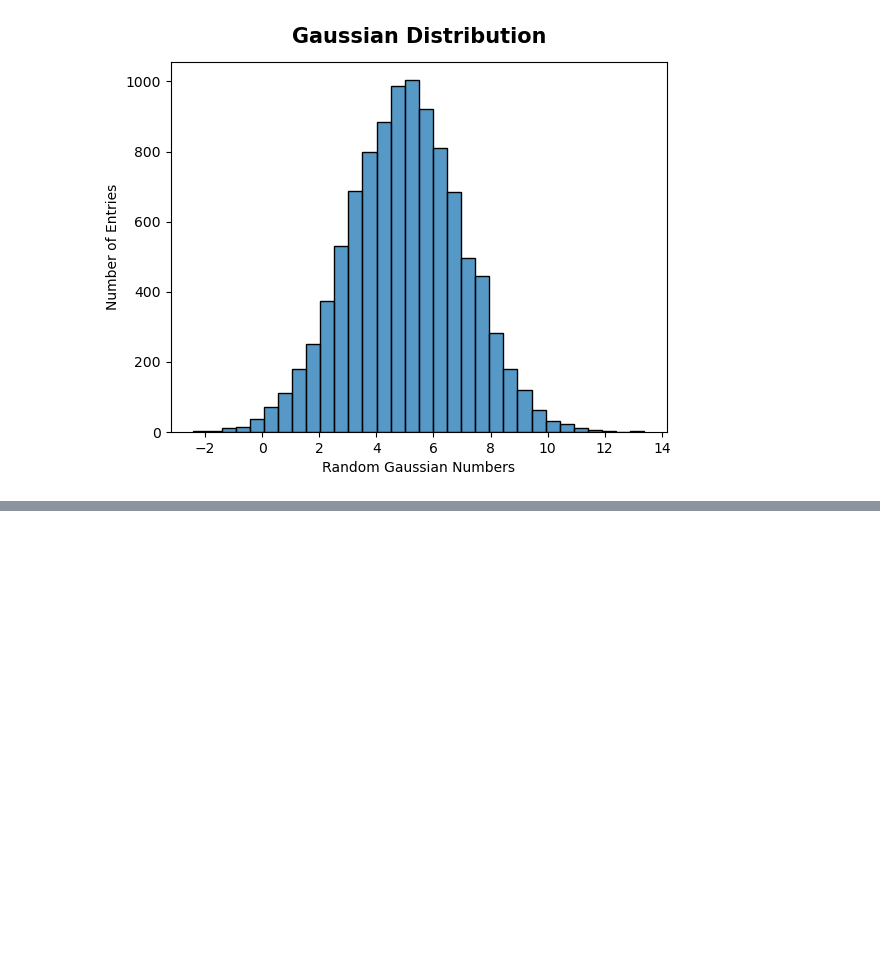
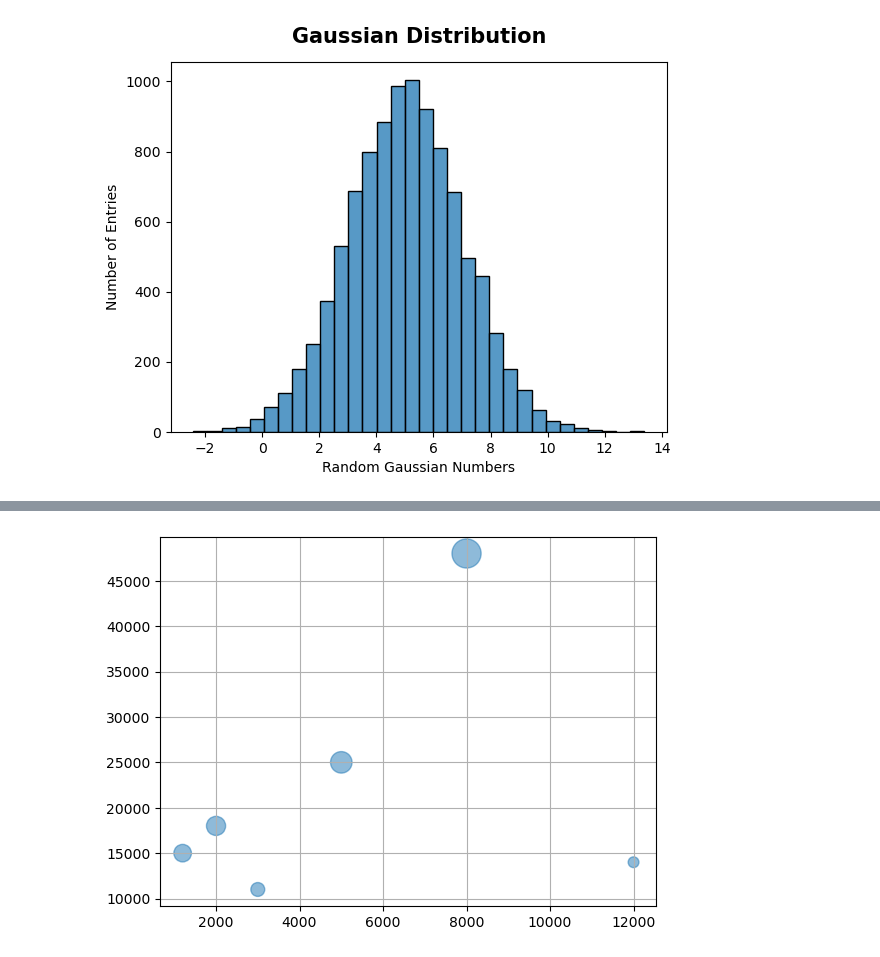
Before and after one commit to bdixit25/DataScience_Courses, a Jupyter notebook: Course_3_Data_Visualisation_with_Python/Module_1/Module_1.ipynb, the cells around one changed output, grey strips where cells are left out. Saved outputs shown, nothing was run; the diff lists cells and outputs as text; code cells hidden in the pictures; blank space fills up the shorter version.

```diff
--- a/Course_3_Data_Visualisation_with_Python/Module_1/Module_1.ipynb
+++ b/Course_3_Data_Visualisation_with_Python/Module_1/Module_1.ipynb
@@ -474,0 +557,15 @@ plt.show()
+# %%
+# loading the data
+
+bubble_csv = """Channel,Marketing_Spend,Revenue,New_Customers,Region
+Social Media Ads,5000,25000,1200,Digital
+Search Engine Ads,8000,48000,2200,Digital
+Influencer Sponsor,3000,11000,500,Digital
+Email Newsletter,1200,15000,800,Region
+Affiliate Program,2000,18000,950,Referral
+Billboards (OOH),12000,14000,300,Traditional"""
+# %%
+# importing csv as DataFrame
+
+df_bubble = pd.read_csv(io.StringIO(bubble_csv))
+print(df_bubble)
@@ -474,0 +580,8 @@ plt.show()
+# %%
+# plotting bubble chart using matplotlib
+
+plt.scatter(df_bubble['Marketing_Spend'], df_bubble['Revenue'], s=df_bubble['New_Customers']*0.2, alpha=0.5)
+plt.grid(True)
+plt.show()
+# %% [output]
+[figure, added]
```
Also changed, not shown: parts of 18 cells of this notebook.
